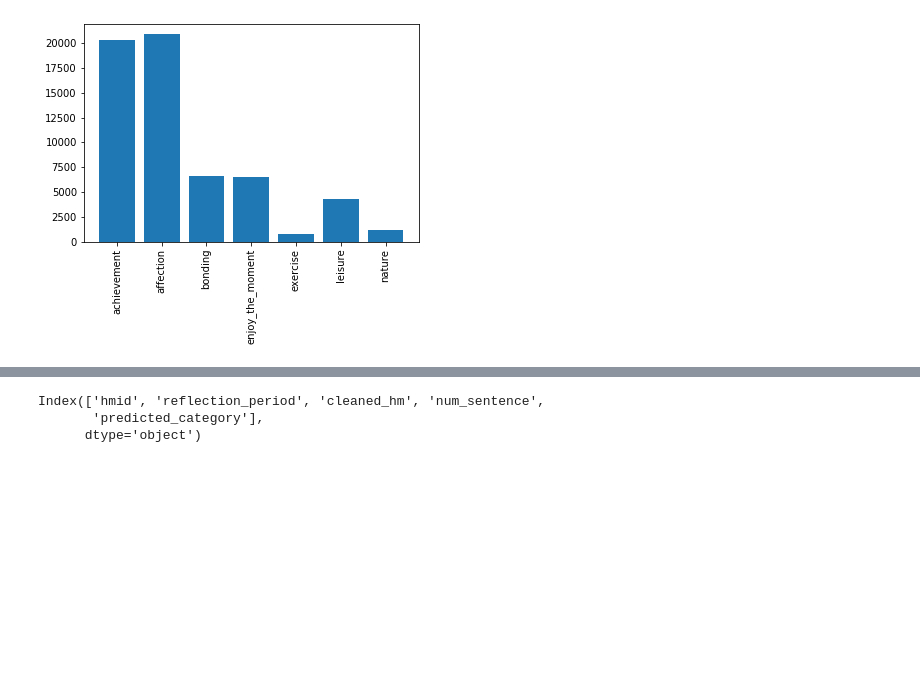
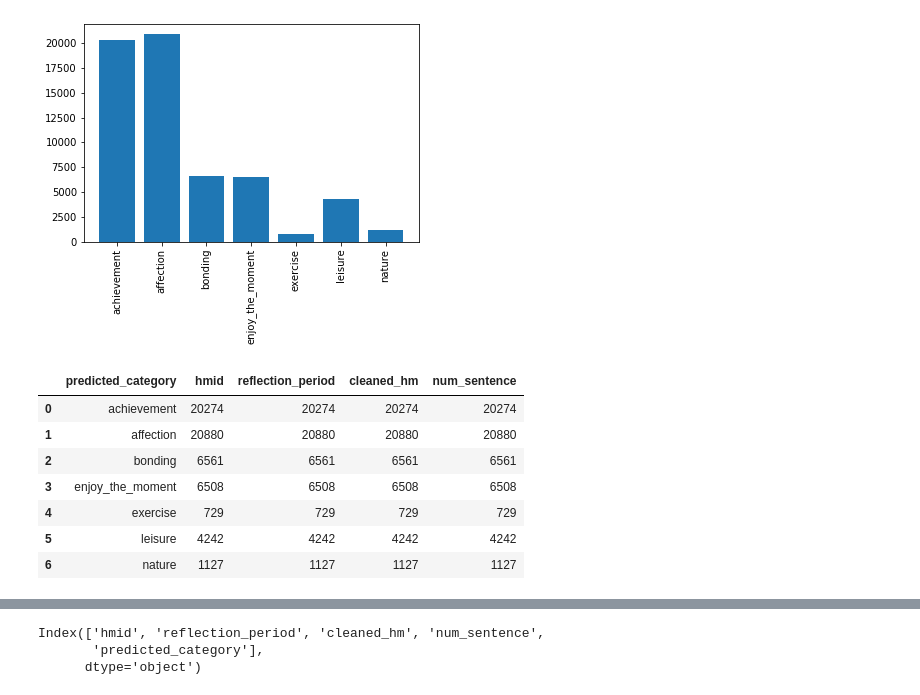
Before and after one commit to Tarun280896/Projects, a Jupyter notebook: Happiness_Source_Prediction/Happiness_source_ML.ipynb, the cells around one changed output, grey strips where cells are left out. Drawn from its saved outputs; the diff is of its cells as text; code cells hidden in the pictures; blank space fills up the shorter version.

```diff
--- a/Happiness_Source_Prediction/Happiness_source_ML.ipynb
+++ b/Happiness_Source_Prediction/Happiness_source_ML.ipynb
@@ -57,3 +52,15 @@ plt.xticks(rotation = 'vertical')
 # %% [output]
 ([0, 1, 2, 3, 4, 5, 6], <a list of 7 Text xticklabel objects>)
 [figure]
+# %%
+class_tots = class_tots.reset_index()
+class_tots
+# %% [output]
+|  | predicted_category | hmid | reflection_period | cleaned_hm | num_sentence |
+| 0 | achievement | 20274 | 20274 | 20274 | 20274 |
+| 1 | affection | 20880 | 20880 | 20880 | 20880 |
+| 2 | bonding | 6561 | 6561 | 6561 | 6561 |
+| 3 | enjoy_the_moment | 6508 | 6508 | 6508 | 6508 |
+| 4 | exercise | 729 | 729 | 729 | 729 |
+| 5 | leisure | 4242 | 4242 | 4242 | 4242 |
+| 6 | nature | 1127 | 1127 | 1127 | 1127 |
```
Also changed, not shown: parts of 3 cells of this notebook, 1 other file.
